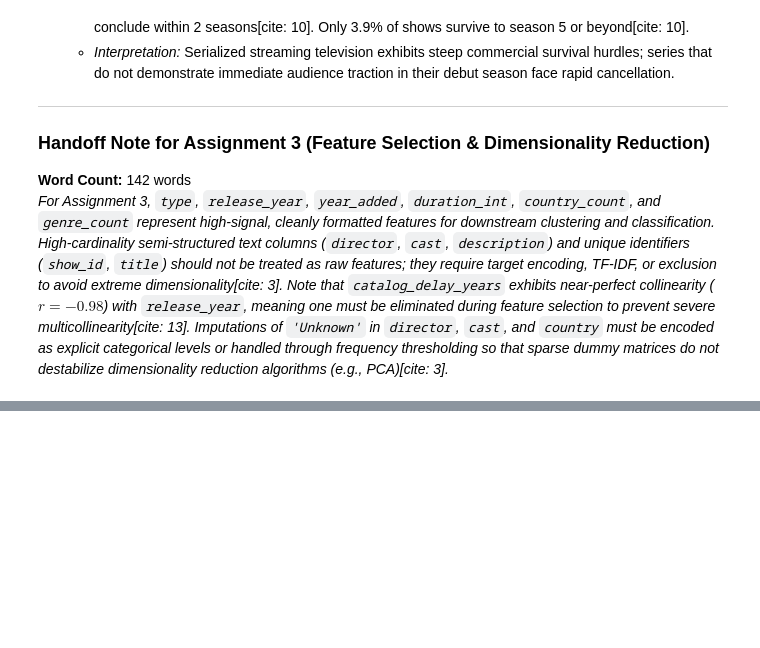
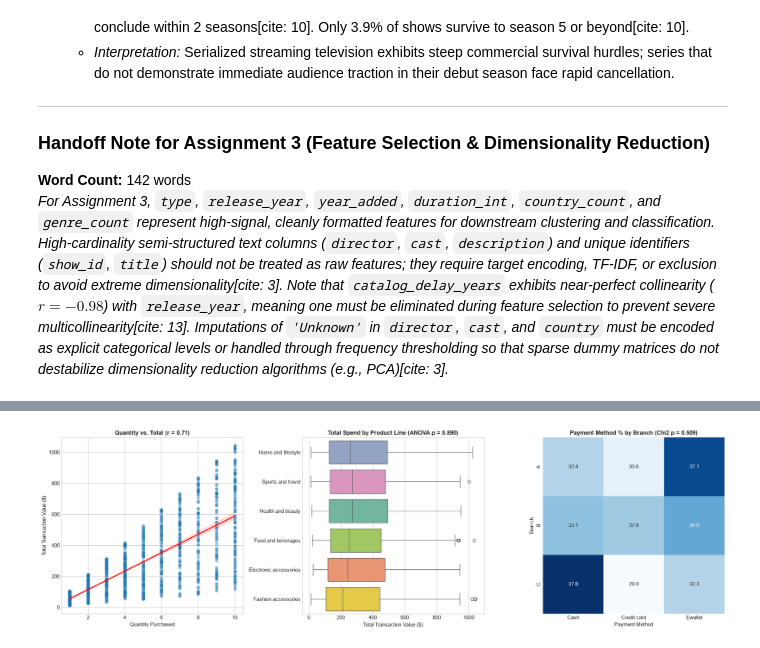
Before and after one commit to muhammadwaqarsaleem/ds_eda-data_cleaning, a Jupyter notebook: 23L_1021_A2.ipynb, the cells around one changed output, grey strips where cells are left out. Cells and saved outputs as stored; diff of their text form; code cells hidden in the pictures; blank space fills up the shorter version.

```diff
--- a/23L_1021_A2.ipynb
+++ b/23L_1021_A2.ipynb
@@ -1242,0 +1911,83 @@ display(df_netflix_clean[df_netflix_clean['type'] == 'TV Show'][['title', 'relea
+# %%
+# Cell 53: Bivariate Exploratory Data Analysis
+from scipy import stats
+
+# ---------------------------------------------------------
+# 1. Numerical vs. Numerical: quantity vs. total
+# ---------------------------------------------------------
+pearson_r, p_val_corr = stats.pearsonr(df_supermarket_clean['quantity'], df_supermarket_clean['total'])
+spearman_rho, p_val_spearman = stats.spearmanr(df_supermarket_clean['quantity'], df_supermarket_clean['total'])
+
+print("=== 1. Numerical vs. Numerical: Quantity vs. Total ===")
+print(f"Pearson Correlation (r):  {pearson_r:.4f} (p-value: {p_val_corr:.4e})")
+print(f"Spearman Correlation (rho): {spearman_rho:.4f} (p-value: {p_val_spearman:.4e})")
+
+# ---------------------------------------------------------
+# 2. Numerical vs. Categorical: product_line vs. total
+# ---------------------------------------------------------
+prod_total_stats = df_supermarket_clean.groupby('product_line')['total'].agg(
+    count='count',
+    mean='mean',
+    std='std',
+    median='median',
+    sum='sum'
+).sort_values(by='mean', ascending=False)
+
+print("\n=== 2. Numerical vs. Categorical: Product Line vs. Total Spending ===")
+display(prod_total_stats.round(2))
+
+# One-way ANOVA to test for significant differences between product lines
+groups = [group['total'].values for _, group in df_supermarket_clean.groupby('product_line')]
+f_stat, p_val_anova = stats.f_oneway(*groups)
+print(f"One-way ANOVA F-statistic: {f_stat:.4f} (p-value: {p_val_anova:.4f})")
+
+# ---------------------------------------------------------
+# 3. Categorical vs. Categorical: branch vs. payment
+# ---------------------------------------------------------
+contingency_table = pd.crosstab(df_supermarket_clean['branch'], df_supermarket_clean['payment'])
+chi2, p_val_chi2, dof, expected = stats.chi2_contingency(contingency_table)
+
+print("\n=== 3. Categorical vs. Categorical: Branch vs. Payment Method ===")
+display(contingency_table)
+print(f"Chi-square Statistic: {chi2:.4f} (dof: {dof}, p-value: {p_val_chi2:.4f})")
+
+# ---------------------------------------------------------
+# Visualizations: 3-Panel Plot
+# ---------------------------------------------------------
+fig, axes = plt.subplots(1, 3, figsize=(20, 6))
+
+# Panel A: Scatter plot with regression line (Quantity vs. Total)
+sns.regplot(
+    data=df_supermarket_clean, x='quantity', y='total',
+    scatter_kws={'alpha': 0.35, 'color': '#1f77b4'},
+    line_kws={'color': 'red', 'linewidth': 2},
+    ax=axes[0]
+)
+axes[0].set_title(f'Quantity vs. Total (r = {pearson_r:.2f})', fontsize=12, fontweight='bold')
+axes[0].set_xlabel('Quantity Purchased')
+axes[0].set_ylabel('Total Transaction Value ($)')
+
+# Panel B: Boxplot (Product Line vs. Total)
+sns.boxplot(
+    data=df_supermarket_clean, y='product_line', x='total',
+    order=prod_total_stats.index,
+    hue='product_line', legend=False,
+    palette='Set2', ax=axes[1]
+)
+axes[1].set_title(f'Total Spend by Product Line (ANOVA p = {p_val_anova:.3f})', fontsize=12, fontweight='bold')
+axes[1].set_xlabel('Total Transaction Value ($)')
+axes[1].set_ylabel('')
+
+# Panel C: Heatmap of Branch vs. Payment proportions (row-normalized %)
+contingency_pct = pd.crosstab(
+    df_supermarket_clean['branch'], df_supermarket_clean['payment'], normalize='index'
+) * 100
+
+sns.heatmap(contingency_pct, annot=True, fmt='.1f', cmap='Blues', cbar=False, ax=axes[2])
+axes[2].set_title(f'Payment Method % by Branch (Chi2 p = {p_val_chi2:.3f})', fontsize=12, fontweight='bold')
+axes[2].set_xlabel('Payment Method')
+axes[2].set_ylabel('Branch')
+
+plt.tight_layout()
+plt.show()
+# %% [output]
@@ -1242,0 +2016 @@ display(df_netflix_clean[df_netflix_clean['type'] == 'TV Show'][['title', 'relea
+[figure, added]
```
Also changed, not shown: parts of 35 cells of this notebook, 3 other files.
